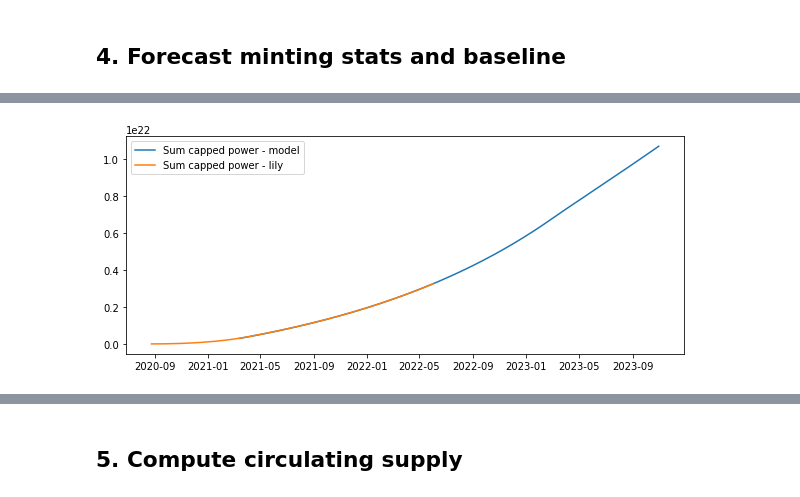
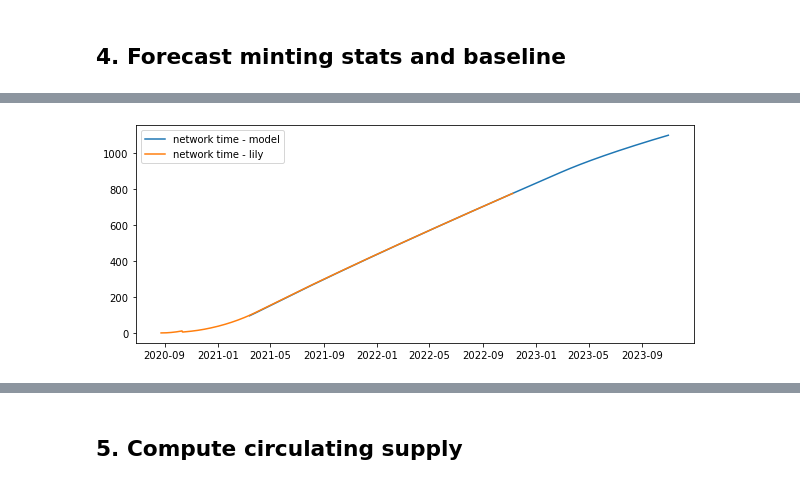
Before and after one commit to protocol/filecoin-mecha-twin, a Jupyter notebook: notebooks/backtest.ipynb, the cells around one changed output, grey strips where cells are left out. Saved outputs shown, nothing was run; the diff lists cells and outputs as text; code cells hidden in the pictures.

```diff
--- a/notebooks/backtest.ipynb
+++ b/notebooks/backtest.ipynb
@@ -219,8 +196,30 @@ plt.show()
-# %%
-plt.figure(figsize=(10,4))
-plt.plot(mint_df["date"], mint_df['cum_capped_power'], label="Sum capped power - model")
-plt.plot(rewards_df["date"], rewards_df["cum_sum_realized"].astype(float)/(60*24*2), label="Sum capped power - lily" )
-plt.legend()
-plt.show()
-# %% [output]
-[figure, removed]
+# %%
+# if need to pull data to check network time
+# from sqlalchemy import create_engine
+
+# CONFIG_STRING_PATH = '../../../Data/Sentinel/config/sentinel_config.txt'
+# with open(CONFIG_STRING_PATH, 'r') as fid:
+#     conn_string = fid.read()
+#     engine = create_engine(conn_string)
+
+model_ = 'chain_rewards'
+# QUERY = f"""
+# SELECT
+# to_timestamp(height_to_unix(height)) AS timestamp, cum_sum_baseline, cum_sum_realized, effective_baseline_power, new_baseline_power, total_mined_reward, effective_network_time
+# FROM visor.{model_}
+# """
+# pd.read_sql(QUERY, engine).to_csv(f'../../../Data/Sentinel/{model_}.csv')
+df_rewards_orig = pd.read_csv(f'../../../Data/Sentinel/{model_}.csv')
+# %%
+rewards_df = df_rewards_orig.copy()
+rewards_df = rewards_df.sort_values("timestamp").reset_index()
+rewards_df['date'] = pd.to_datetime(rewards_df.timestamp, format='%Y-%m-%d')
+rewards_df = rewards_df.groupby(rewards_df.date.dt.date).mean() # daily so lighter weight
+
+plt.figure(figsize=(10,4))
+plt.plot(mint_df["date"], mint_df['network_time'], label="network time - model")
+plt.plot(rewards_df.index, rewards_df["effective_network_time"]/(60*24*2), label="network time - lily");
+plt.legend()
+plt.show()
+# %% [output]
+[figure, added]
```
Also changed, not shown: parts of 7 cells of this notebook.
